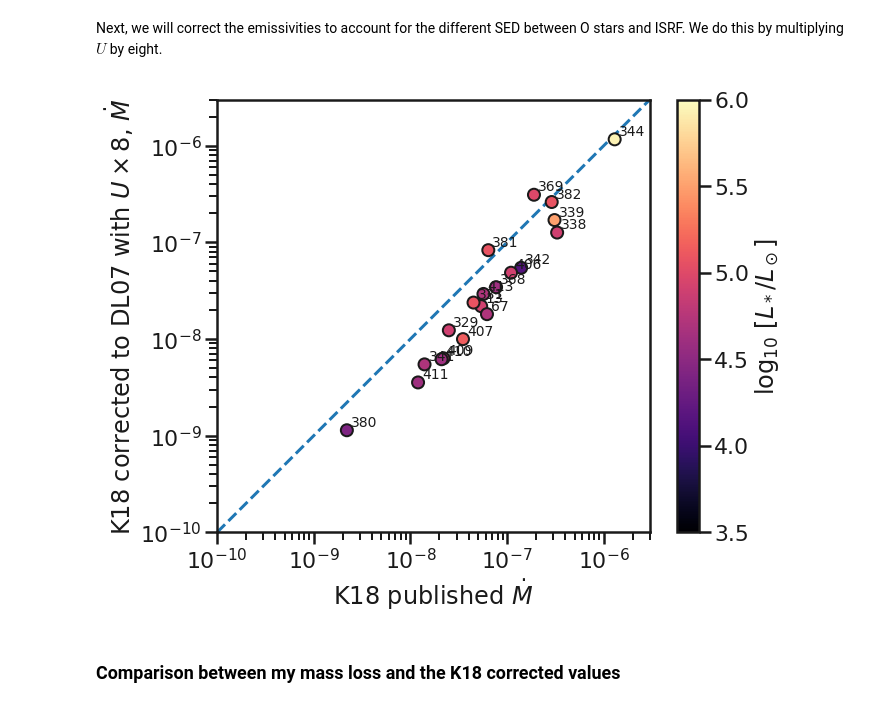
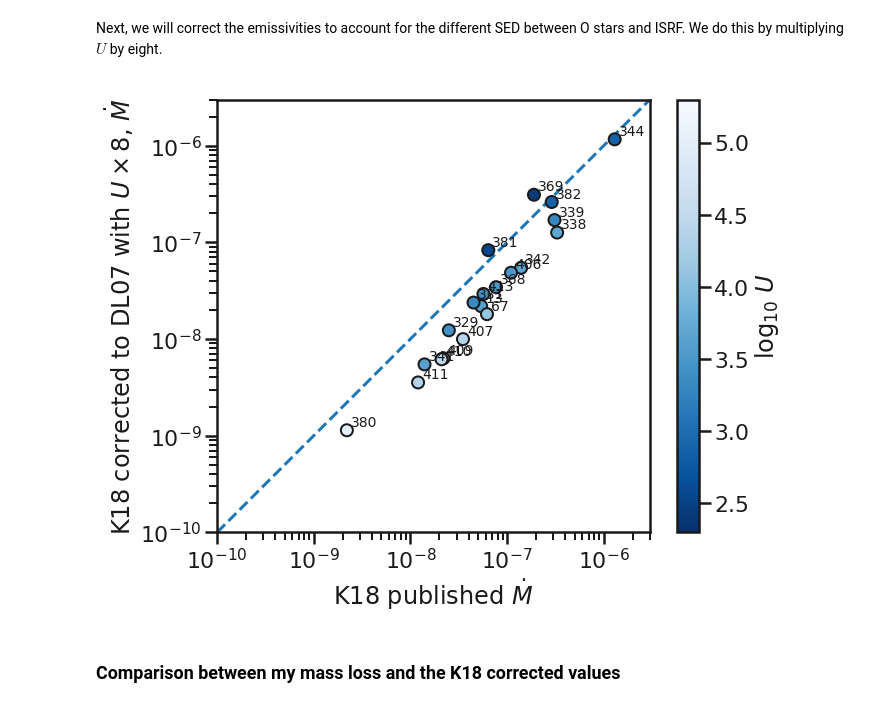
Before and after one commit to div-B-equals-0/dust-wave-case-studies, a Jupyter notebook: Kobulnicky-samples.ipynb, the cells around one changed output. Drawn from its saved outputs; the diff is of its cells as text; code cells hidden in the pictures.

```diff
--- a/Kobulnicky-samples.ipynb
+++ b/Kobulnicky-samples.ipynb
@@ -1102,29 +1103,29 @@ k18tab['Mdot4'] = 1.67e-28*k18tab['R_0,as']**2 * k18tab['D'] * k18tab['Va']**2 *
 # %%
 fig, ax = plt.subplots(figsize=(10, 8))
 xx, yy = k18tab['Mdot'], k18tab['Mdot4']
 c = ax.scatter(xx, yy,
-               c=4.0 + np.log10(k18tab['Lum.']), cmap='magma', vmin=3.5, vmax=6.0,
+               c=np.log10(k18tab['U']), cmap='Blues_r', vmin=2.3, vmax=5.3,
                edgecolors='k', alpha=1.0)
-fig.colorbar(c, ax=ax).set_label(r'$\log_{10}\ \left[L_* / L_\odot \right]$')
+fig.colorbar(c, ax=ax).set_label(r'$\log_{10}\ U$')
 for id_, x, y in zip(k18tab['ID'], xx, yy):
     ax.annotate(
         str(id_), (x, y), fontsize='xx-small',
         xytext=(4,4), textcoords='offset points',
                )
 fmin, fmax = 1e-10, 3e-6
 ax.plot([fmin, fmax], [fmin, fmax], ls='--', zorder=-1)
 ax.set(
     xscale='log', yscale='log',
     xlim=[fmin, fmax], ylim=[fmin, fmax],
     xlabel=r'K18 published $\dot M$',
     ylabel=r'K18 corrected to DL07 with $U \times 8$, $\dot M$',
 )
 ax.set_aspect('equal')
 fig.tight_layout()
 fig.savefig('K18-mdot-Ux8-comparison.pdf')
 None
 # %% [output]
-[figure, old version]
+[figure, new version]
 # %% [markdown]
 ### Comparison between my mass loss and the K18 corrected values
 # %%
```
Also changed, not shown: parts of 2 cells of this notebook, 4 other files.
